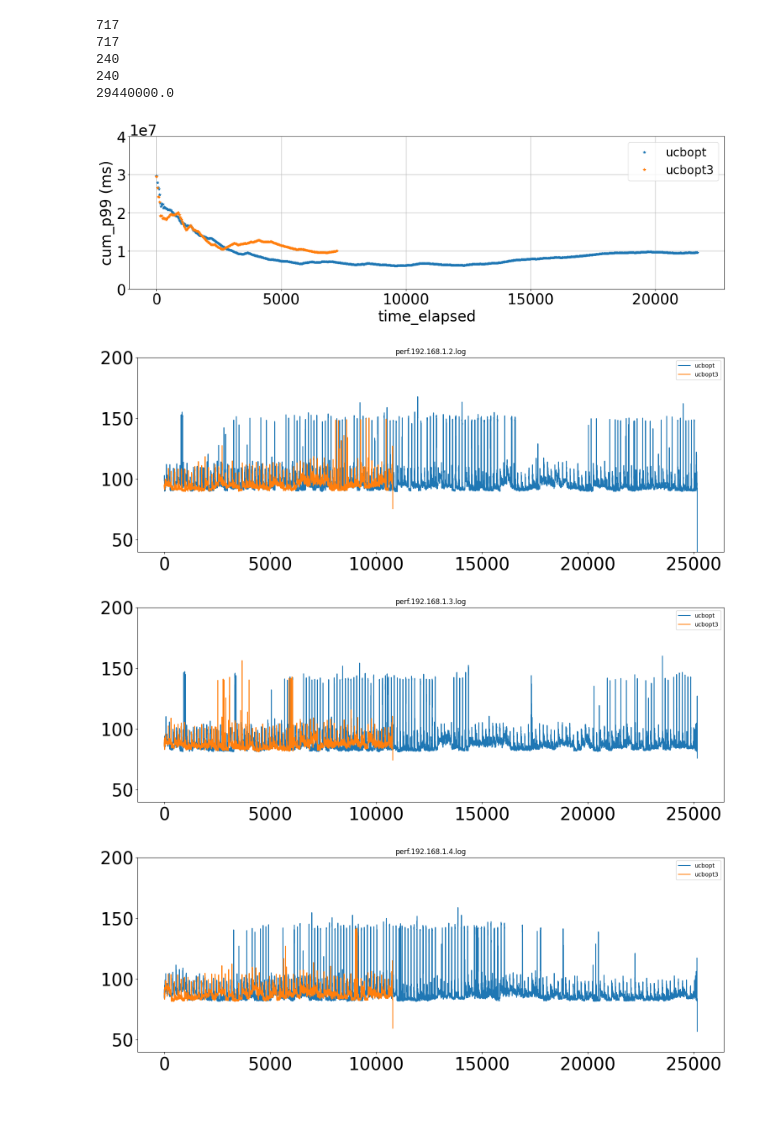
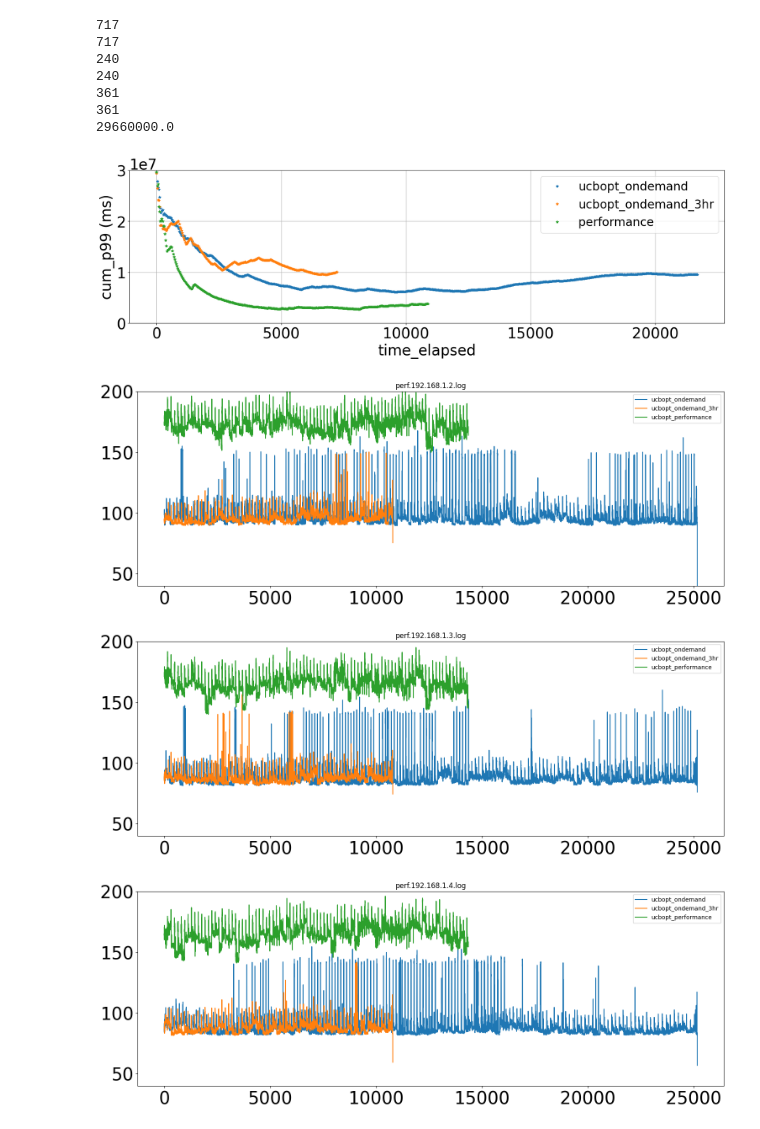
Before and after one commit to SustainableOpenShift/peakler, a Jupyter notebook: experiments/cilantro/jupyter-notebook/sm220u.ipynb, the cells around one changed output. Saved outputs shown, nothing was run; the diff lists cells and outputs as text; code cells hidden in the pictures.

Commit message:
adding graph with performance governor

```diff
--- a/experiments/cilantro/jupyter-notebook/sm220u.ipynb
+++ b/experiments/cilantro/jupyter-notebook/sm220u.ipynb
@@ -135,8 +136,9 @@ plt.rcParams['figure.figsize'] = 18, 6
 ## Graph from Cilantro paper
 
 rets = {}
-rets['ucbopt'] = getDefaultRet(pol[0])
-rets['ucbopt3'] = getDefaultRet(pol[1])
+rets['ucbopt_ondemand'] = getDefaultRet(pol[0])
+rets['ucbopt_ondemand_3hr'] = getDefaultRet(pol[1])
+rets['performance'] = getDefaultRet(pol[2])
 
 fig, ax = plt.subplots(1, 1)
 
@@ -152,48 +154,48 @@ for k, v in rets.items():
 ax.set_xlabel(f"{TIME_ELAPSED}")
 ax.set_ylabel(f"{CUM_P99} (ms)")
 print(y_vals[0])
-ax.set_ylim(0, 40000000)
+ax.set_ylim(0, 30000000)
 ax.grid(True)
 ax.legend(fontsize=24)
 plt.tight_layout()
 plt.show()
-
-#for idx, elem in enumerate(ret):
-#    print(idx, elem['event_start_time'])
 # %% [output]
 717
 717
 240
 240
-29440000.0
+361
+361
+29660000.0
-[figure, old version]
+[figure, new version]
 # %%
 def getJoules(name):
     with open(name) as f:
         data = f.read()
     arr = []
     for l in data.split('\n'):
         try:
             arr.append(float(l.split(',')[1]))
         except:
             continue
     return arr
 
 for name in ['perf.192.168.1.2.log', 'perf.192.168.1.3.log', 'perf.192.168.1.4.log']:
     arr = getJoules(f'../ucbopt_ondemand_sm220u/results/{name}')
     df = pd.DataFrame()
     df['pkg'] = arr
-    ax = df.plot(y='pkg', kind='line', title=f"{name}", ylim=[40, 200], label='ucbopt')
+    ax = df.plot(y='pkg', kind='line', title=f"{name}", ylim=[40, 200], label='ucbopt_ondemand')
 
     arr2 = getJoules(f'../ucbopt_ondemand_sm220u_3hoursonly/results/{name}')
     df2 = pd.DataFrame()
     df2['pkg'] = arr2
-    df2.plot(ax=ax, y='pkg', kind='line', title=f"{name}", ylim=[40, 200], label='ucbopt3')
+    df2.plot(ax=ax, y='pkg', kind='line', title=f"{name}", ylim=[40, 200], label='ucbopt_ondemand_3hr')
 
-    #df = pd.read_csv(f'../ucbopt_ondemand_sm220u/results/{name}', sep=' ')
-    #print(df.dropna(axis=0))
-    #print(df)
+    arr3 = getJoules(f'../ucbopt_performance_sm220u/results/{name}')
+    df3 = pd.DataFrame()
+    df3['pkg'] = arr3
+    df3.plot(ax=ax, y='pkg', kind='line', title=f"{name}", ylim=[40, 200], label='ucbopt_performance')
 # %% [output]
-[figure, old version]
+[figure, new version]
-[figure, old version]
+[figure, new version]
-[figure, old version]
+[figure, new version]
```
Also changed, not shown: parts of 2 cells of this notebook.
